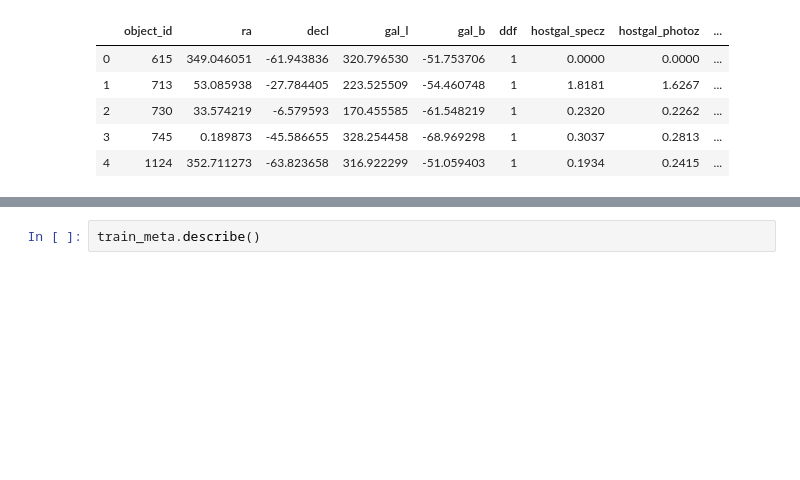
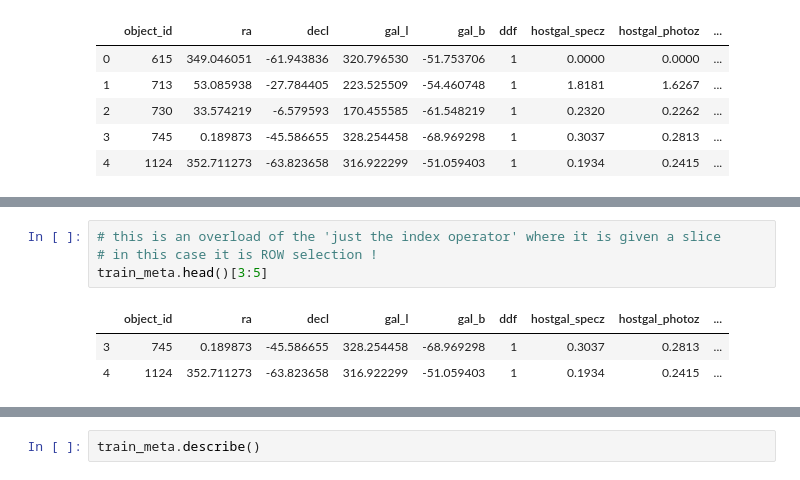
Before and after one commit to cwinsor/kaggle_plasticc, a Jupyter notebook: project/NB4_kaggle_plasticc_btrotta.ipynb, the cells around one changed output, grey strips where cells are left out. Saved outputs shown, nothing was run; the diff lists cells and outputs as text; blank space fills up the shorter version.

```diff
--- a/project/NB4_kaggle_plasticc_btrotta.ipynb
+++ b/project/NB4_kaggle_plasticc_btrotta.ipynb
@@ -58,0 +145,8 @@ train_meta.head()
+# %%
+# this is an overload of the 'just the index operator' where it is given a slice
+# in this case it is ROW selection !
+train_meta.head()[3:5]
+# %% [output]
+|  | object_id | ra | decl | gal_l | gal_b | ddf | hostgal_specz | hostgal_photoz | ... |
+| 3 | 745 | 0.189873 | -45.586655 | 328.254458 | -68.969298 | 1 | 0.3037 | 0.2813 | ... |
+| 4 | 1124 | 352.711273 | -63.823658 | 316.922299 | -51.059403 | 1 | 0.1934 | 0.2415 | ... |
```
Also changed, not shown: parts of 23 cells of this notebook, 1 other file.
